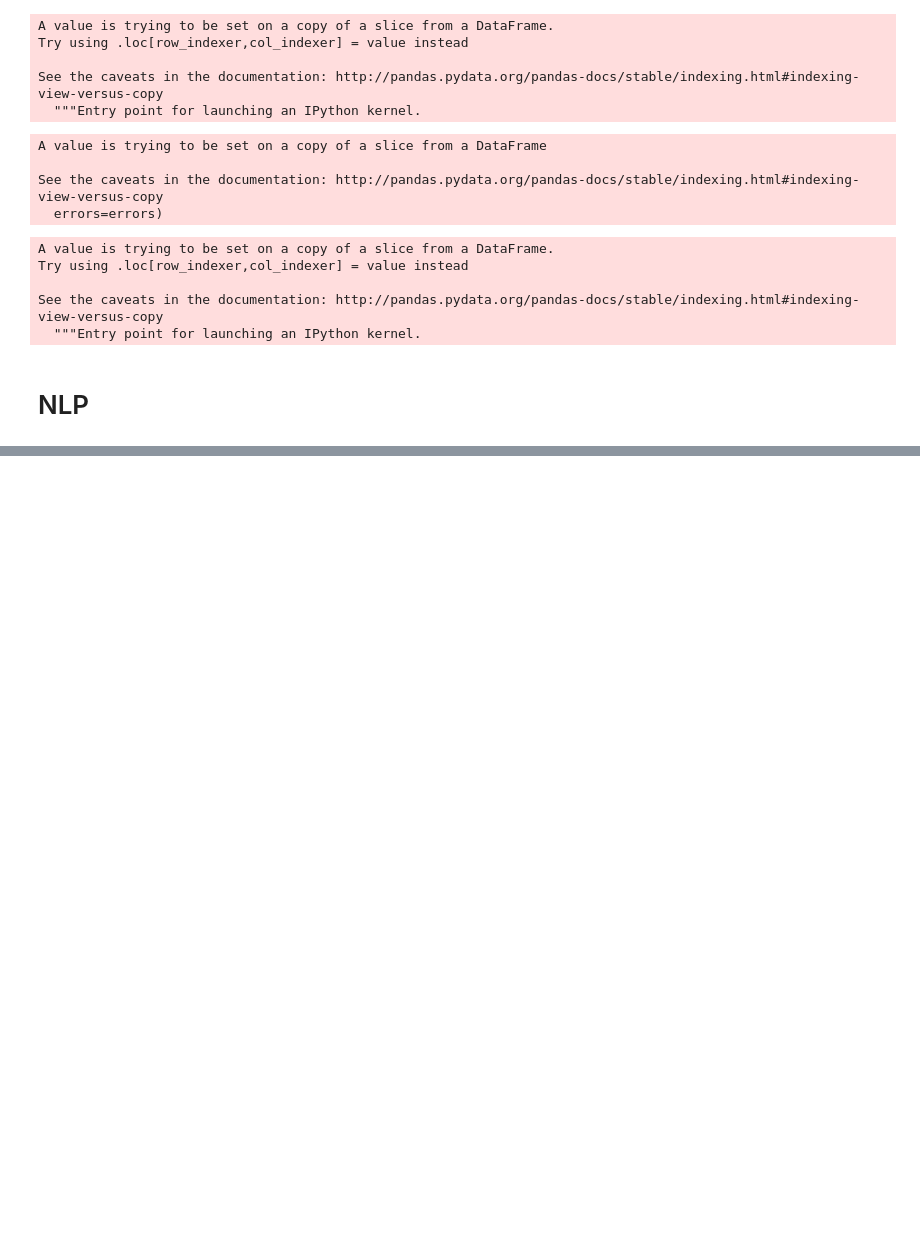
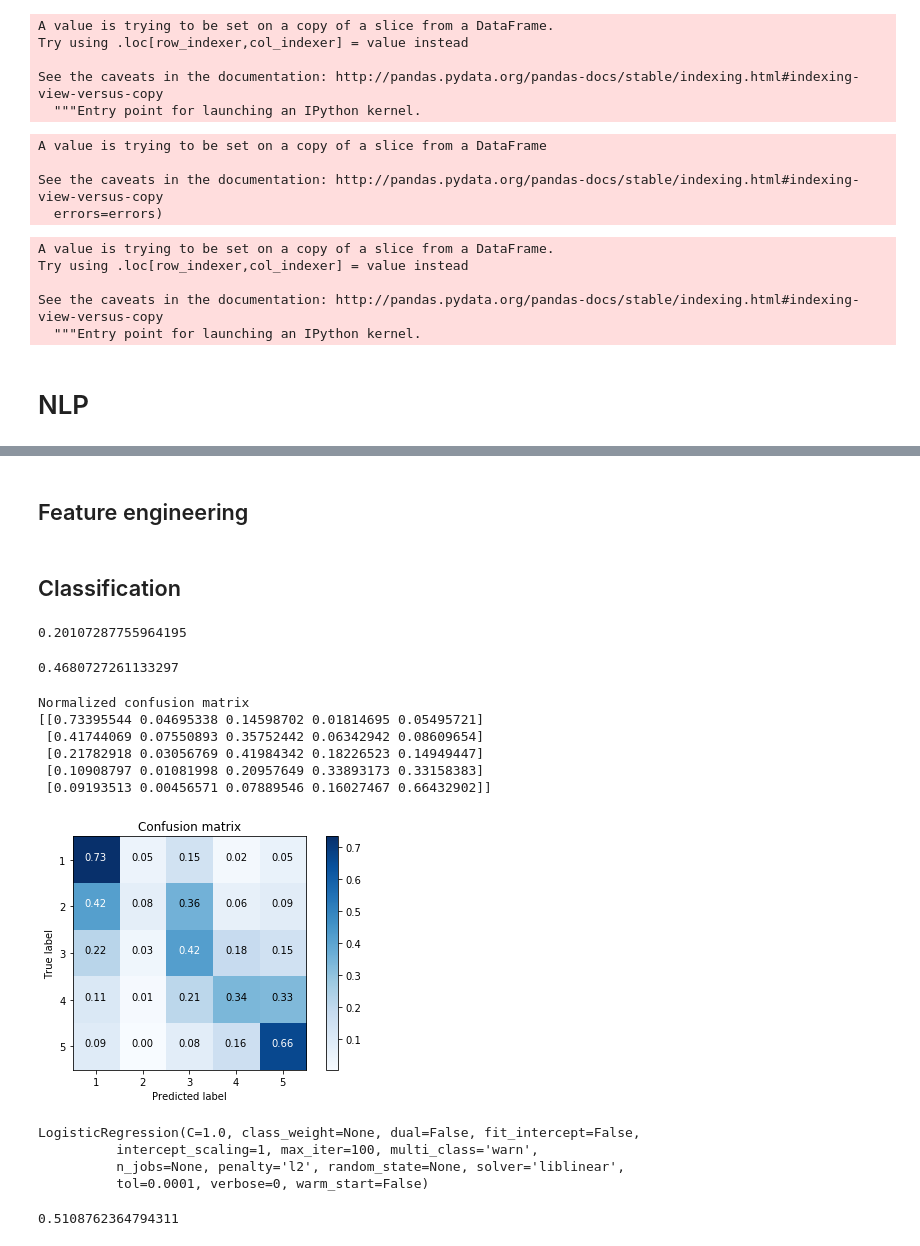
Before and after one commit to krbarounis/Amazon_Reviews_NLP_Project, a Jupyter notebook: Sentiment_Analysis_Amazon_Product_Reviews.ipynb, the cells around one changed output, grey strips where cells are left out. Saved outputs shown, nothing was run; the diff lists cells and outputs as text; code cells hidden in the pictures; blank space fills up the shorter version.

Commit message:
ran classification models

```diff
--- a/Sentiment_Analysis_Amazon_Product_Reviews.ipynb
+++ b/Sentiment_Analysis_Amazon_Product_Reviews.ipynb
@@ -177,0 +206,2 @@ vector = cv.transform(lemmatized_reviews)
+# %%
+tfidf_test = tfidf.transform(X_test['reviews'])
@@ -177,0 +229,2 @@ vector = cv.transform(lemmatized_reviews)
+# %%
+vector_df_test = pd.DataFrame(tfidf_test.toarray(), columns=tfidf.get_feature_names())
@@ -177,0 +252,2 @@ vector = cv.transform(lemmatized_reviews)
+# %% [markdown]
+## Feature engineering
@@ -177,0 +258,2 @@ vector = cv.transform(lemmatized_reviews)
+# %% [markdown]
+## Classification
@@ -177,0 +277,29 @@ vector = cv.transform(lemmatized_reviews)
+# %%
+print(accuracy_score(y_hat_test,y_test))
+# %% [output]
+0.20107287755964195
+# %%
+from sklearn.naive_bayes import MultinomialNB
+NB = MultinomialNB()
+NB_model = NB.fit(vector_df, y_train)
+# %%
+y_hat_test_NB = NB.predict(vector_df_test)
+# %%
+print(accuracy_score(y_hat_test_NB,y_test))
+# %% [output]
+0.4680727261133297
+# %%
+cnf_matrix = confusion_matrix(y_test, y_hat_test_NB)
+
+plt.figure()
+plot_confusion_matrix(cnf_matrix, classes=[1,2,3,4,5],normalize=True,
+                      title='Confusion matrix')
+plt.show()
+# %% [output]
+Normalized confusion matrix
+[[0.73395544 0.04695338 0.14598702 0.01814695 0.05495721]
+ [0.41744069 0.07550893 0.35752442 0.06342942 0.08609654]
+ [0.21782918 0.03056769 0.41984342 0.18226523 0.14949447]
+ [0.10908797 0.01081998 0.20957649 0.33893173 0.33158383]
+ [0.09193513 0.00456571 0.07889546 0.16027467 0.66432902]]
+[figure, added]
@@ -177,0 +338,9 @@ vector = cv.transform(lemmatized_reviews)
+# %%
+logreg = LogisticRegression(fit_intercept = False, solver='liblinear')
+model_log = logreg.fit(vector_df, y_train)
+model_log
+# %% [output]
+LogisticRegression(C=1.0, class_weight=None, dual=False, fit_intercept=False,
+          intercept_scaling=1, max_iter=100, multi_class='warn',
+          n_jobs=None, penalty='l2', random_state=None, solver='liblinear',
+          tol=0.0001, verbose=0, warm_start=False)
@@ -177,0 +349,4 @@ vector = cv.transform(lemmatized_reviews)
+# %%
+print(accuracy_score(y_hat_test_log,y_test))
+# %% [output]
+0.5108762364794311
```
Also changed, not shown: parts of 33 cells of this notebook.
